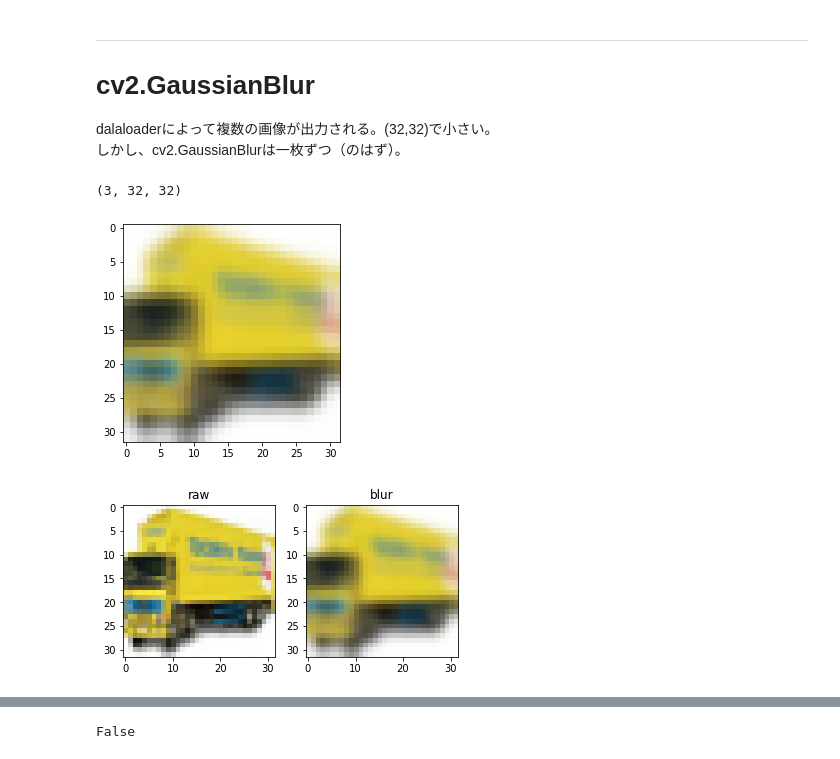
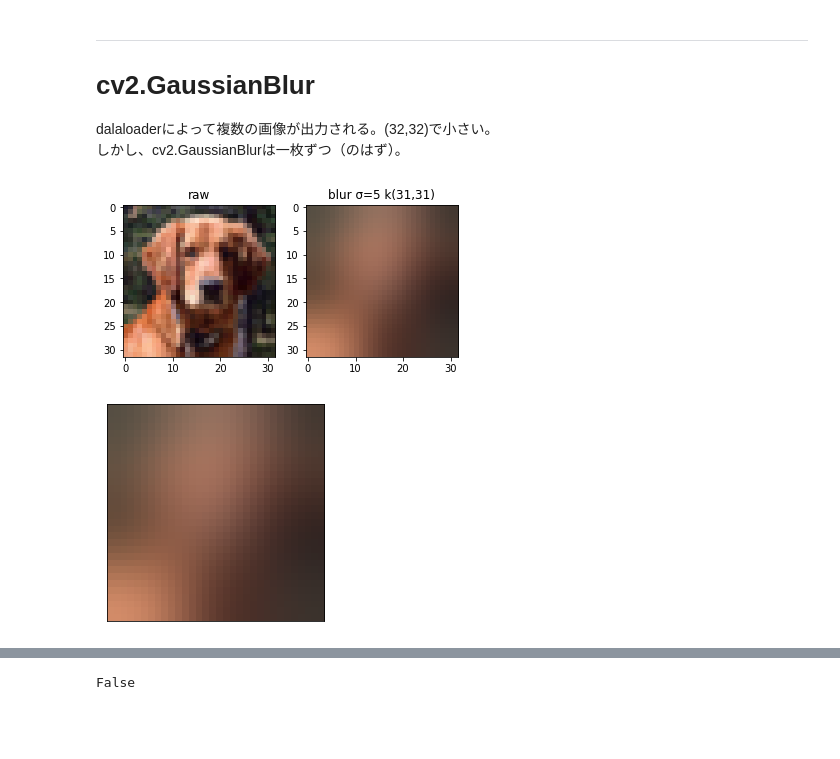
Before and after one commit to sousquared/Blur-Training_Cifar10, a Jupyter notebook: notebook/test_blur.ipynb, the cells around one changed output, grey strips where cells are left out. Cells and saved outputs as stored; diff of their text form; code cells hidden in the pictures; blank space fills up the shorter version.

```diff
--- a/notebook/test_blur.ipynb
+++ b/notebook/test_blur.ipynb
@@ -51,9 +54,3 @@ imshow(img, 'figure.png')
 # cv2.GaussianBlur
 dalaloaderによって複数の画像が出力される。(32,32)で小さい。
 しかし、cv2.GaussianBlurは一枚ずつ（のはず）。
-# %%
-# img = img / 2 + 0.5
-npimg = img.numpy()
-npimg.shape
-# %% [output]
-(3, 32, 32)
@@ -64,22 +57,37 @@ sigma= 1
-# %%
-blurfile = 'blur_s1_k3-3.png'
-blur = cv2.GaussianBlur(npimg.transpose(1, 2, 0), kernel_size, sigma)
-# cv2.imwrite('./blur_s3_k9-9.png', blur)
-imshow(blur)
-
-npimg = npimg / 2 + 0.5
-blur = blur / 2 + 0.5
-fig, axes = plt.subplots(1, 2)
-axes[0].imshow(npimg.transpose(1, 2, 0))
-axes[0].set_title('raw')
-axes[1].imshow(blur)
-axes[1].set_title('blur')
-plt.savefig('./compare.png')
-plt.show(fig)
-# show and save an image
-# %% [output]
-[figure, removed]
-[figure, removed]
+# %%
+sigma= 5
+radius = sigma * 3 * 2+1
+kernel_size=(radius, radius)
+img = images[14]
+img = img / 2 + 0.5
+npimg = img.numpy()
+blur_file = 'blur_s{0}_k{1}-{1}_only.png'.format(sigma, kernel_size[0])
+comp_file = 'blur_s{0}_k{1}-{1}_comparison.png'.format(sigma, kernel_size[0])
+blur = cv2.GaussianBlur(npimg.transpose(1, 2, 0), kernel_size, sigma)
+# cv2.imwrite('./blur_s3_k9-9.png', blur)
+
+fig, axes = plt.subplots(1, 2)
+axes[0].imshow(npimg.transpose(1, 2, 0))
+axes[0].set_title('raw')
+axes[1].imshow(blur)
+axes[1].set_title('blur σ={0} k({1},{1})'.format(sigma, kernel_size[0]))
+# axes[1].set_title('blur k({0},{0})'.format(kernel_size[0]))
+# axes[1].set_title('blur σ={0}'.format(sigma))
+plt.savefig(comp_file)
+plt.show(fig)
+# show and save an image
+#plt.figure(figsize=(32,32))
+# plt.subplots_adjust(left=0, right=1, bottom=0, top=1)
+fig, axes = plt.subplots(1, 1)
+plt.xticks([])
+plt.yticks([])
+# axes.set_title('blur σ={0} k({1},{1})'.format(sigma, kernel_size[0]))
+plt.imshow(blur)
+plt.savefig(blur_file)  # added for saving the image
+plt.show()
+# %% [output]
+[figure, added]
+[figure, added]
 # %%
 np.square(npimg.transpose(1, 2, 0) - blur).sum()
 # %% [output]
```
Also changed, not shown: parts of 16 cells of this notebook, 42 other files.
